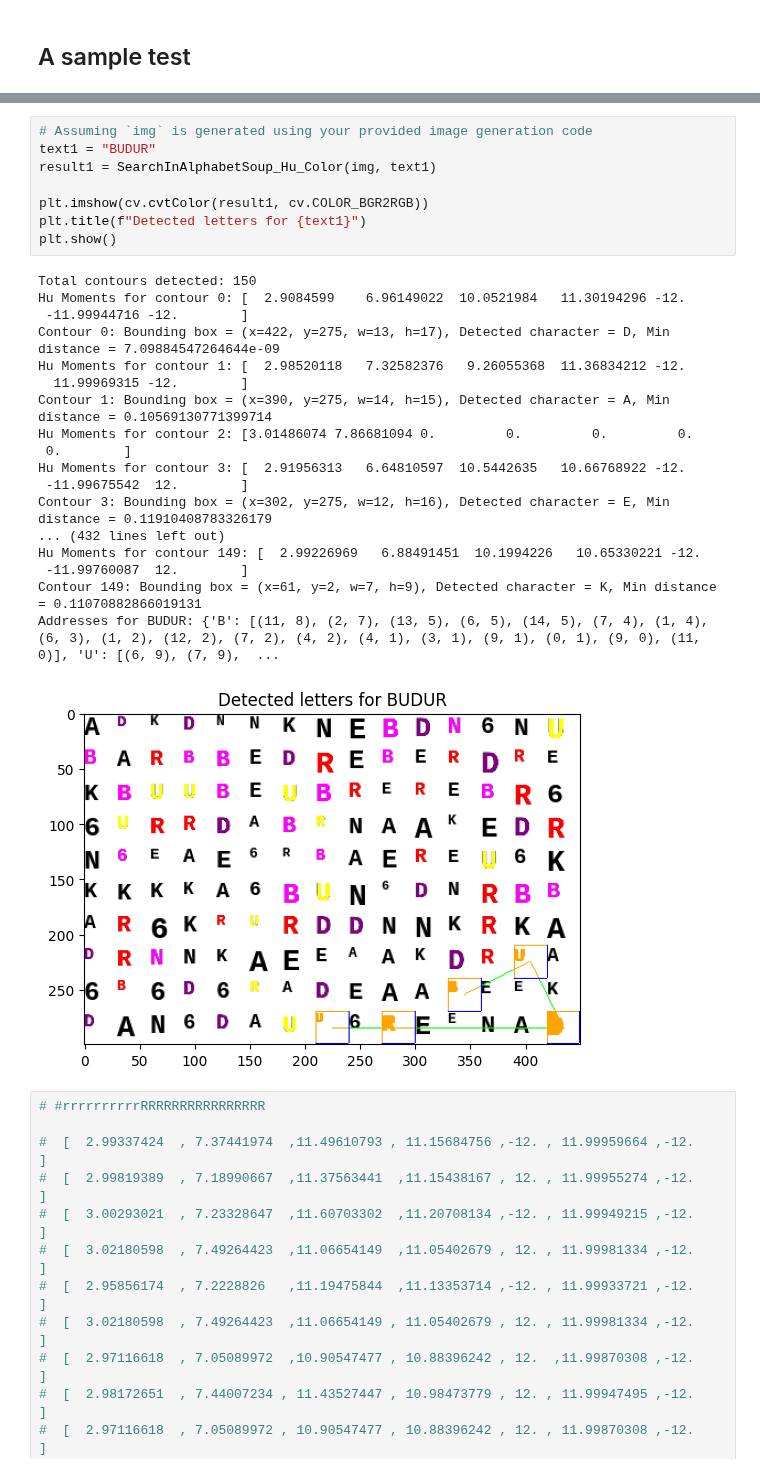
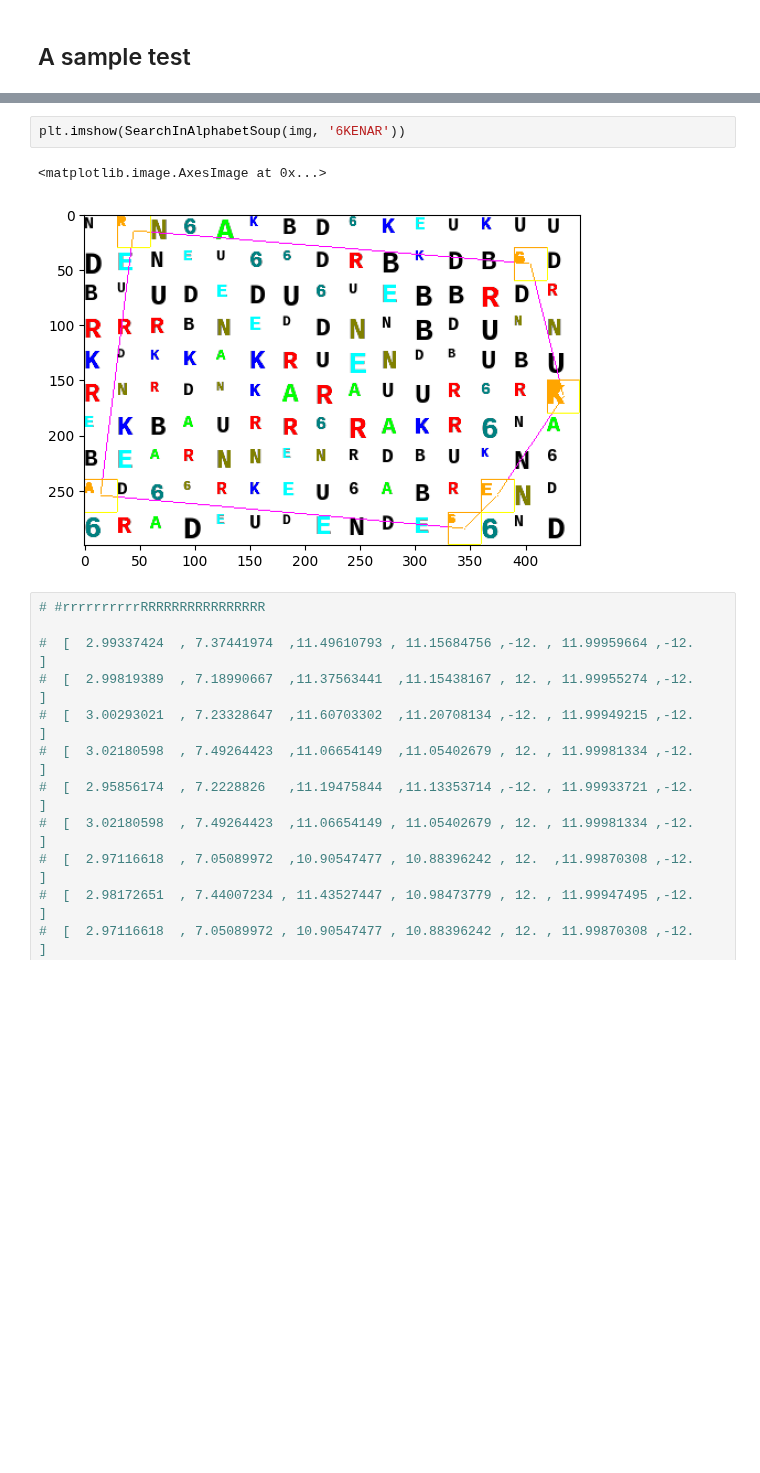
Before and after one commit to amnessa/MECH536, a Jupyter notebook: aufgabe/alphabet_soup/Alphabet_2738938.ipynb, the cells around one changed output, grey strips where cells are left out. Cells and saved outputs as stored; diff of their text form; blank space fills up the shorter version.

```diff
--- a/aufgabe/alphabet_soup/Alphabet_2738938.ipynb
+++ b/aufgabe/alphabet_soup/Alphabet_2738938.ipynb
@@ -842,30 +1019,8 @@ def SearchInAlphabetSoup_Hu_Color(img, txt='KARE'):
-# %%
-# Assuming `img` is generated using your provided image generation code
-text1 = "BUDUR"
-result1 = SearchInAlphabetSoup_Hu_Color(img, text1)
-
-plt.imshow(cv.cvtColor(result1, cv.COLOR_BGR2RGB))
-plt.title(f"Detected letters for {text1}")
-plt.show()
-# %% [output]
-Total contours detected: 150
-Hu Moments for contour 0: [  2.9084599    6.96149022  10.0521984   11.30194296 -12.
- -11.99944716 -12.        ]
-Contour 0: Bounding box = (x=422, y=275, w=13, h=17), Detected character = D, Min distance = 7.09884547264644e-09
-Hu Moments for contour 1: [  2.98520118   7.32582376   9.26055368  11.36834212 -12.
-  11.99969315 -12.        ]
-Contour 1: Bounding box = (x=390, y=275, w=14, h=15), Detected character = A, Min distance = 0.10569130771399714
-Hu Moments for contour 2: [3.01486074 7.86681094 0.         0.         0.         0.
- 0.        ]
-Hu Moments for contour 3: [  2.91956313   6.64810597  10.5442635   10.66768922 -12.
- -11.99675542  12.        ]
-Contour 3: Bounding box = (x=302, y=275, w=12, h=16), Detected character = E, Min distance = 0.11910408783326179
-... (432 lines left out)
-Hu Moments for contour 149: [  2.99226969   6.88491451  10.1994226   10.65330221 -12.
- -11.99760087  12.        ]
-Contour 149: Bounding box = (x=61, y=2, w=7, h=9), Detected character = K, Min distance = 0.11070882866019131
-Addresses for BUDUR: {'B': [(11, 8), (2, 7), (13, 5), (6, 5), (14, 5), (7, 4), (1, 4), (6, 3), (1, 2), (12, 2), (7, 2), (4, 2), (4, 1), (3, 1), (9, 1), (0, 1), (9, 0), (11, 0)], 'U': [(6, 9), (7, 9),  ...
-[figure, removed]
+# %%
+plt.imshow(SearchInAlphabetSoup(img, '6KENAR'))
+# %% [output]
+<matplotlib.image.AxesImage at 0x...>
+[figure, added]
 # %%
 # #rrrrrrrrrrRRRRRRRRRRRRRRRR
 
```
Also changed, not shown: parts of 13 cells of this notebook.
